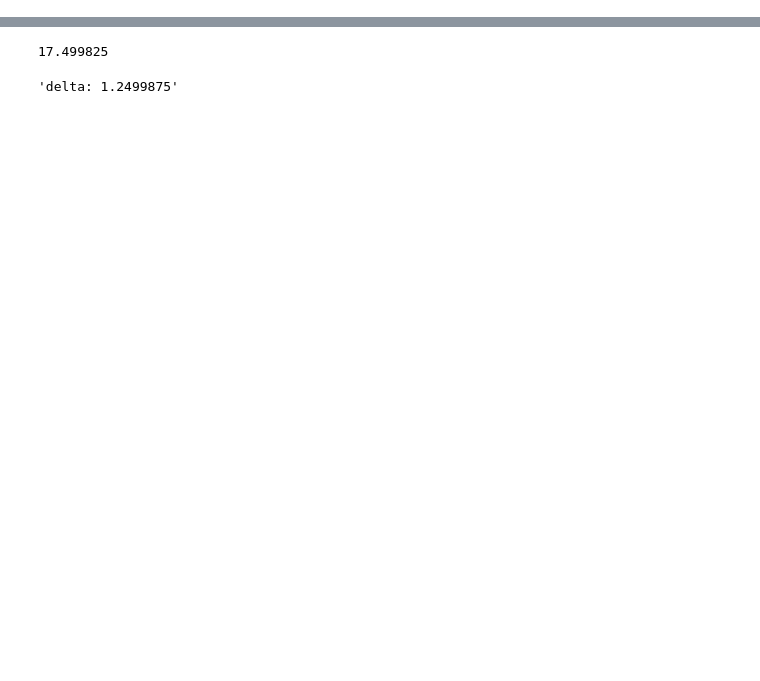
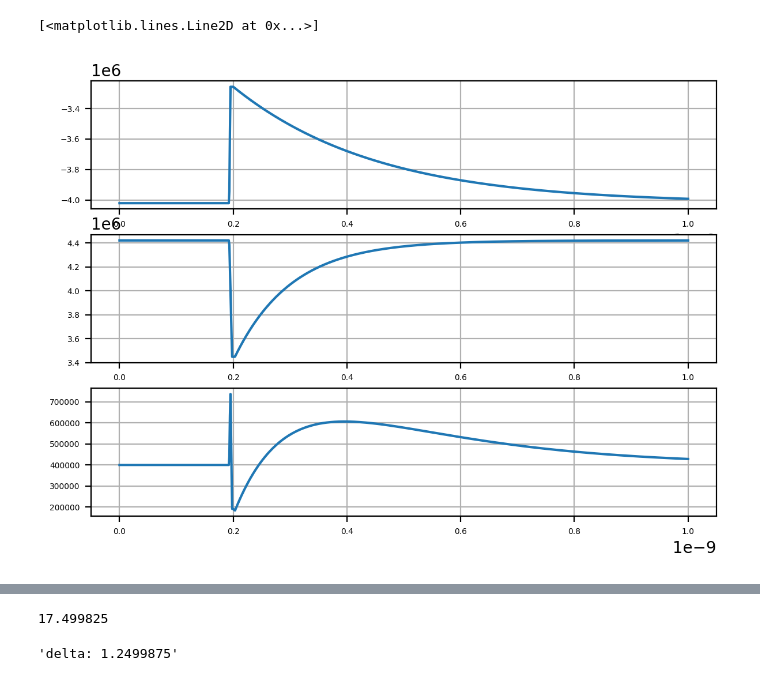
Before and after one commit to sashabusse/LLG_INT, a Jupyter notebook: model_IEC.ipynb, the cells around one changed output, grey strips where cells are left out. Cells and saved outputs as stored; diff of their text form; code cells hidden in the pictures; blank space fills up the shorter version.

```diff
--- a/model_IEC.ipynb
+++ b/model_IEC.ipynb
@@ -451,12 +45,7 @@ def Hk2KuJ(H1k1, H1k2, H2k, Ms, t):
     J = (t/2.)*Ms*(H2k - H1k1)
     return Ku_1ord, Ku_2ord, J
 # %%
-#estimate values from hysteresis loop
-#got from aproximation
-#H_hyst_1 = 5502.528153752628
-#H_hyst_2 = 10874.775827050373
-#Ms_hyst = 480.
-
+%matplotlib inline
 #got from lihama article // single layer so H1=H2
 #H1k1 = 13.1e3
 #H1k2 = 1.2e3
@@ -464,13 +53,13 @@ def Hk2KuJ(H1k1, H1k2, H2k, Ms, t):
 
 H1k1 = 7.5e3
 H1k2 = 6.5e3
-H2k = 12.5e3
+#H2k = 12.5e3
 #for-single-layer
-#H2k = H1k1
+H2k = H1k1
 #----------------
 
 thickness = 12e-7
-Ms_hyst = 620.
+Ms_hyst = 800.
 
 Ku_1ord, Ku_2ord, J_hyst = Hk2KuJ(H1k1, H1k2, H2k, Ms_hyst, thickness)
 
@@ -479,7 +68,7 @@ layer1 = Material(
     StaticMaterial(
         Ms=Ms_hyst,
         gamma=2.11*g0_CGS,
-        alpha=0.116,
+        alpha=0.13,
         Ku_1ord=Ku_1ord,
         Ku_2ord=Ku_2ord,
         t=thickness
@@ -489,7 +78,7 @@ layer2 = Material(
     StaticMaterial(
         Ms=Ms_hyst,
         gamma=2.11*g0_CGS,
-        alpha=0.116,
+        alpha=0.13,
         Ku_1ord=Ku_1ord,
         Ku_2ord=Ku_2ord,
         t=thickness
@@ -500,23 +89,34 @@ layer2 = Material(
 #dynamic parameters
 t_start = 2e-10
 #M dynamic
-M_d = 80.
-M_tau = 150e-12
+M_d =80
+M_tau = 240e-12
 M_t_grow = 2e-12
-M_t_stay = 15e-12
+M_t_stay = 5e-12
 M_t0 = t_start
 #Ku dynamic
-Ku_d = Ku_1ord * (0.003)
-Ku_tau = 12e-12
-Ku_t0 = t_start
+Ku_d = Ku_1ord * (0.22)
+Ku_tau = 100e-12
+Ku_t_grow = 5e-12
+Ku_t_stay = 5e-12
+Ku_t0 = t_start + Ku_t_grow - M_t_grow + 0e-12
 
 
 #laser excitation
 def Ku_func(t, Ku):
-    if t < Ku_t0:
-        return Ku
-    else:
-        return Ku - Ku_d*np.exp(-(t-Ku_t0)/Ku_tau)
+    t=np.array(t)
+    res = np.array(t)
+    res[t<Ku_t0-Ku_t_stay-Ku_t_grow] = Ku
+
+    grow_cond = np.logical_and(t>Ku_t0-Ku_t_stay-Ku_t_grow, t<Ku_t0-Ku_t_stay)
+    res[grow_cond] = Ku-(Ku_d/Ku_t_grow)*(t[grow_cond]-(Ku_t0-Ku_t_stay-Ku_t_grow))
+
+    stay_cond = np.logical_and(t>Ku_t0-Ku_t_stay, t<Ku_t0)
+    res[stay_cond] = Ku-Ku_d
+
+    res[t>=Ku_t0] = Ku - Ku_d*np.exp(-(t[t>=Ku_t0]-Ku_t0)/Ku_tau)
+    return res
+
 
 layer1.set_Ku_1ord_lambda(lambda t: Ku_func(t, layer1.st.Ku_1ord))
 layer2.set_Ku_1ord_lambda(lambda t: Ku_func(t, layer2.st.Ku_1ord))
@@ -525,6 +125,30 @@ film_inst = LayeredFilm(layer1, layer2, J_hyst)
 
 
 print_film_parameters(film_inst)
+
+fig, ax = plt.subplots(3, figsize=(7,5), dpi=200)
+ax[0].grid()
+ax[0].tick_params(axis='both', which='major', labelsize=5)
+ax[1].grid()
+ax[1].tick_params(axis='both', which='major', labelsize=5)
+ax[2].grid()
+ax[2].tick_params(axis='both', which='major', labelsize=5)
+
+
+Ku_x_ax = np.linspace(0, 1000e-12, 1000)
+
+Ms_t_ax = np.ones((len(Ku_x_ax),)) * Ms_hyst
+
+Ms_grow_cond = np.logical_and(Ku_x_ax>M_t0-M_t_stay-M_t_grow, Ku_x_ax<M_t0-M_t_stay)
+Ms_t_ax[Ms_grow_cond] = Ms_hyst-(M_d/M_t_grow)*(Ku_x_ax[Ms_grow_cond] - (M_t0-M_t_stay-M_t_grow))
+
+Ms_stay_cond = np.logical_and(Ku_x_ax<M_t0, Ku_x_ax>M_t0-M_t_stay)
+Ms_t_ax[Ms_stay_cond] = Ms_hyst-M_d
+
+Ms_t_ax[Ku_x_ax>M_t0] = Ms_hyst - M_d*np.exp(-(Ku_x_ax[Ku_x_ax>M_t0]-M_t0)/M_tau)
+ax[0].plot(Ku_x_ax, -2*np.pi*(Ms_t_ax**2))
+ax[1].plot(Ku_x_ax, Ku_func(Ku_x_ax, layer1.st.Ku_1ord))
+ax[2].plot(Ku_x_ax, Ku_func(Ku_x_ax, layer1.st.Ku_1ord)-2*np.pi*(Ms_t_ax**2))
 # %% [output]
 ---------------------------------------------------
 film parametrs:
@@ -548,3 +172,5 @@ film parametrs:
 ---------------------------------------------------
+[<matplotlib.lines.Line2D at 0x...>]
+[figure, added]
 # %%
 #external field
```
Also changed, not shown: parts of 13 cells of this notebook, 16 other files.
